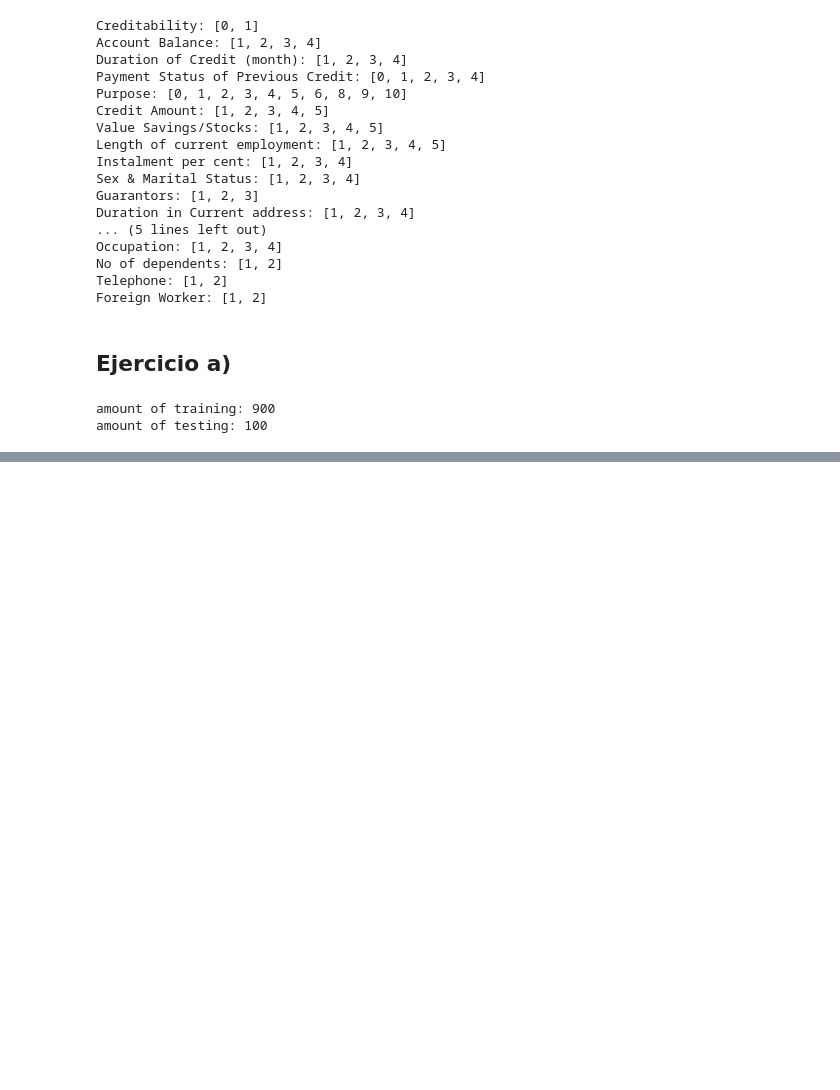
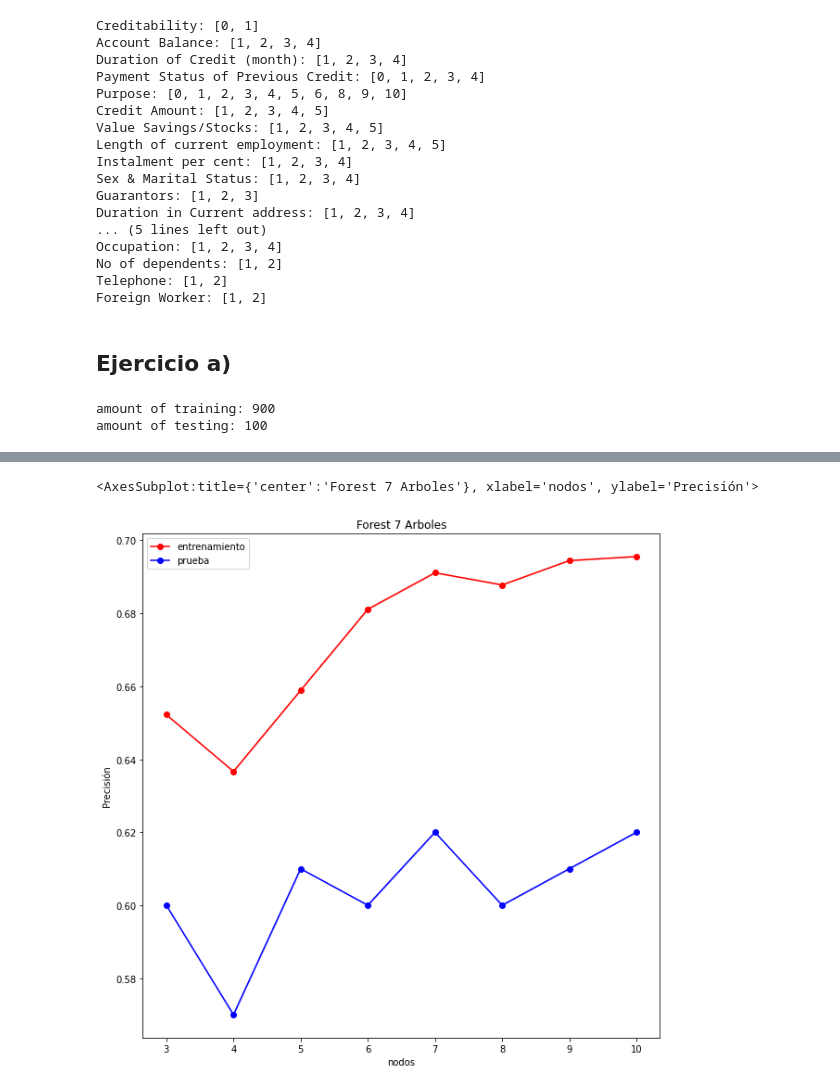
Before and after one commit to gsilvatici/MachineLearningStories, a Jupyter notebook: tp2/ej1.ipynb, the cells around one changed output, grey strips where cells are left out. Cells and saved outputs as stored; diff of their text form; code cells hidden in the pictures; blank space fills up the shorter version.

```diff
--- a/tp2/ej1.ipynb
+++ b/tp2/ej1.ipynb
@@ -176,0 +323,7 @@ forest matrix
+# %%
+ptrain, ptest = variable_tree_forest(7)
+# %%
+plot_multiple(ptrain, ptest, title='Forest 7 Arboles', marker='o')
+# %% [output]
+<AxesSubplot:title={'center':'Forest 7 Arboles'}, xlabel='nodos', ylabel='Precisión'>
+[figure, added]
```
Also changed, not shown: parts of 15 cells of this notebook, 1 other file.
